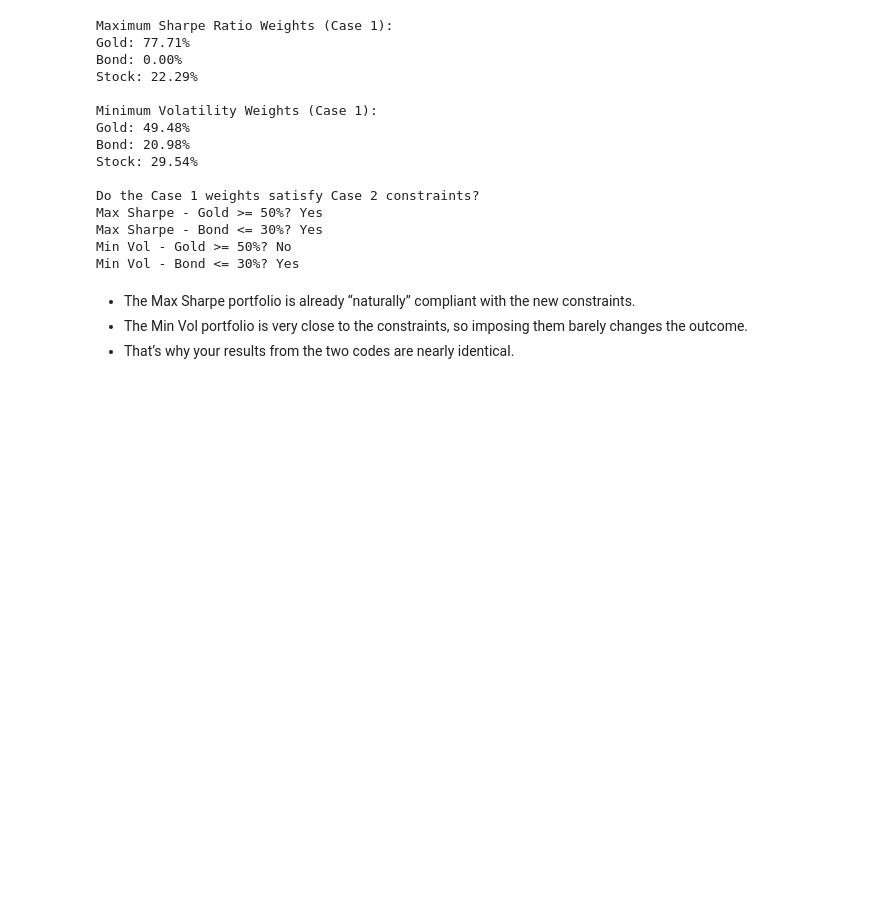
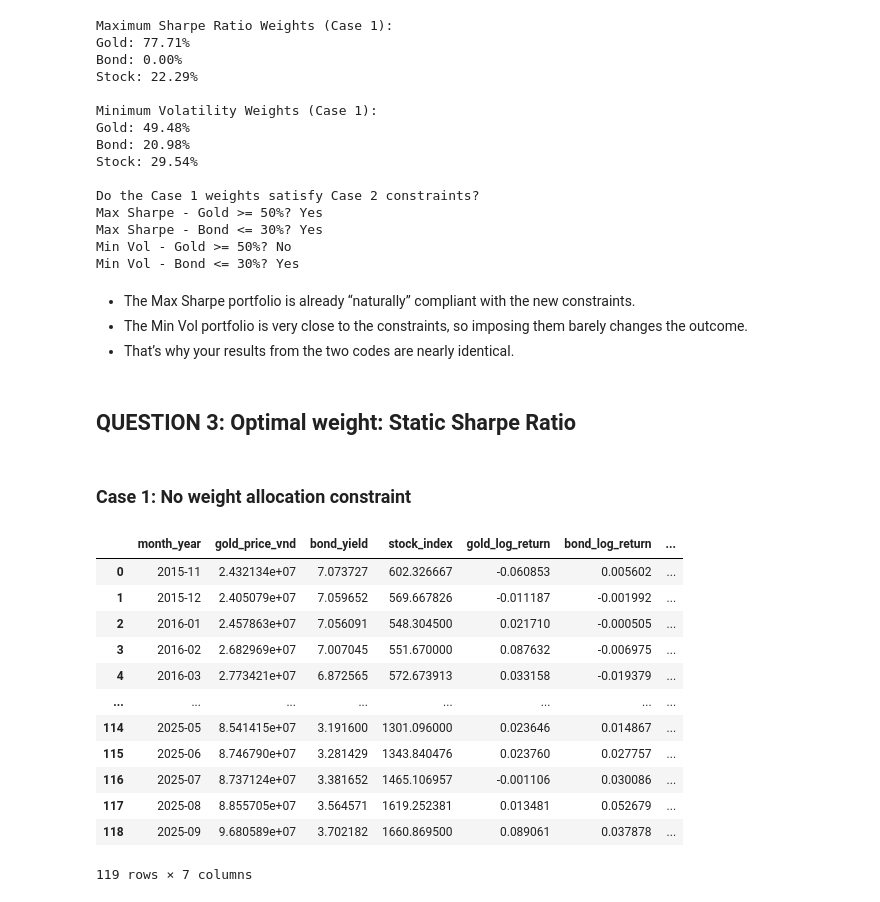
Before and after one commit to nanaaaiya/quanfin_final, a Jupyter notebook: finalfinal.ipynb, the cells around one changed output. Saved outputs shown, nothing was run; the diff lists cells and outputs as text; code cells hidden in the pictures; blank space fills up the shorter version.

Commit message:
Update Question 3

```diff
--- a/finalfinal.ipynb
+++ b/finalfinal.ipynb
@@ -582,3 +582,23 @@ Min Vol - Bond <= 30%? Yes
 * The Max Sharpe portfolio is already “naturally” compliant with the new constraints.
 * The Min Vol portfolio is very close to the constraints, so imposing them barely changes the outcome.
 * That’s why your results from the two codes are nearly identical.
+# %% [markdown]
+## QUESTION 3: Optimal weight: Static Sharpe Ratio
+# %% [markdown]
+### Case 1: No weight allocation constraint
+# %%
+df_returns
+# %% [output]
+|  | month_year | gold_price_vnd | bond_yield | stock_index | gold_log_return | bond_log_return | ... |
+| 0 | 2015-11 | 2.432134e+07 | 7.073727 | 602.326667 | -0.060853 | 0.005602 | ... |
+| 1 | 2015-12 | 2.405079e+07 | 7.059652 | 569.667826 | -0.011187 | -0.001992 | ... |
+| 2 | 2016-01 | 2.457863e+07 | 7.056091 | 548.304500 | 0.021710 | -0.000505 | ... |
+| 3 | 2016-02 | 2.682969e+07 | 7.007045 | 551.670000 | 0.087632 | -0.006975 | ... |
+| 4 | 2016-03 | 2.773421e+07 | 6.872565 | 572.673913 | 0.033158 | -0.019379 | ... |
+| ... | ... | ... | ... | ... | ... | ... | ... |
+| 114 | 2025-05 | 8.541415e+07 | 3.191600 | 1301.096000 | 0.023646 | 0.014867 | ... |
+| 115 | 2025-06 | 8.746790e+07 | 3.281429 | 1343.840476 | 0.023760 | 0.027757 | ... |
+| 116 | 2025-07 | 8.737124e+07 | 3.381652 | 1465.106957 | -0.001106 | 0.030086 | ... |
+| 117 | 2025-08 | 8.855705e+07 | 3.564571 | 1619.252381 | 0.013481 | 0.052679 | ... |
+| 118 | 2025-09 | 9.680589e+07 | 3.702182 | 1660.869500 | 0.089061 | 0.037878 | ... |
+119 rows × 7 columns
```
Also changed, not shown: parts of 7 cells of this notebook.
